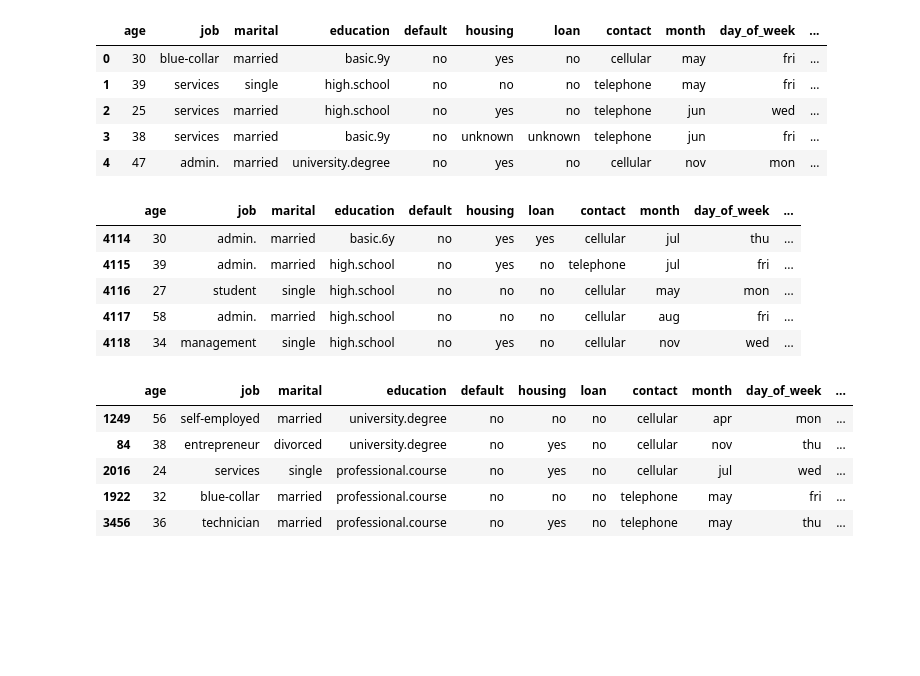
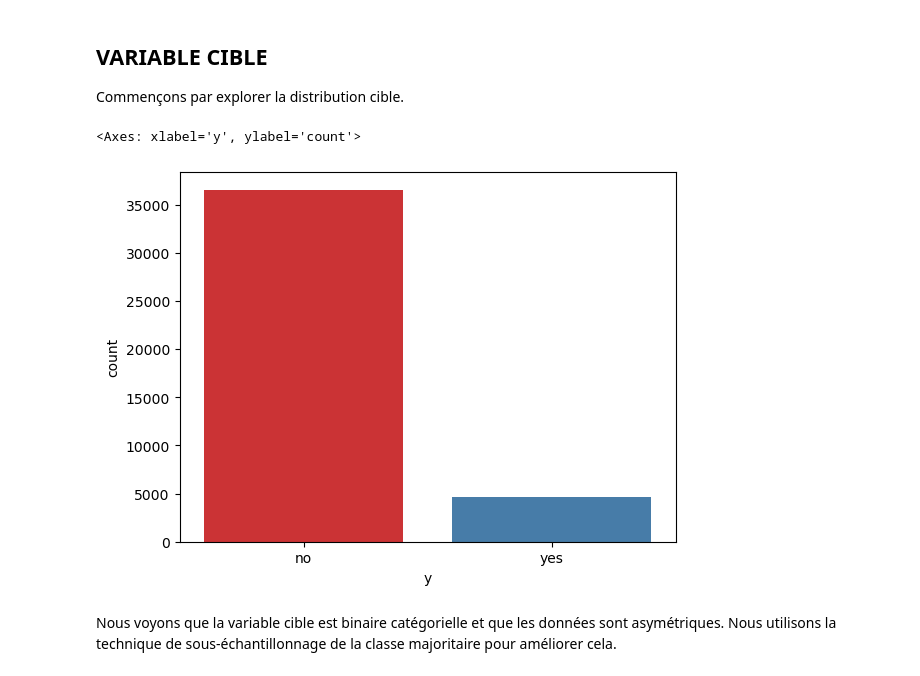
Before and after one commit to salif95/Bank_Marketing, a Jupyter notebook: bank_marketing.ipynb, the cells around one changed output. Saved outputs shown, nothing was run; the diff lists cells and outputs as text; code cells hidden in the pictures; blank space fills up the shorter version.

Commit message:
Inspection des données

```diff
--- a/bank_marketing.ipynb
+++ b/bank_marketing.ipynb
@@ -38,0 +33,9 @@ import pylab
+# %%
+# Load the dataset
+bank_df = pd.read_csv('C:\\Users\\Aboubacar\\OneDrive\Bureau\\Bank_Marketing\\bank_additional_full.csv', delimiter=';')
+# Displays the dataset charactéristics
+bank_df.info()
+# To display all columns in the dataset.
+pd.set_option('display.max_columns', None)
+# Display the dimensions of the data.
+bank_df.shape
@@ -97,9 +196,0 @@ The bank's data set contains 21 variables providing information on 41,188 custom
-# %%
-# Load the dataset
-bank_df = pd.read_csv('C:\\Users\\Aboubacar\\OneDrive\Bureau\\Bank_Marketing\\bank_additional.csv', delimiter=';')
-# Drop column 'duration'
-bank_df = bank_df.drop('duration',axis=1)
-# Displays the dataset charactéristics
-print(bank_df.info())
-# To display all columns in the dataset.
-pd.set_option('display.max_columns', None)
@@ -124,30 +197,12 @@ None
-# %%
-# Displays the first 5 raws
-bank_df.head()
-# %% [output]
-|  | age | job | marital | education | default | housing | loan | contact | month | day_of_week | ... |
-| 0 | 30 | blue-collar | married | basic.9y | no | yes | no | cellular | may | fri | ... |
-| 1 | 39 | services | single | high.school | no | no | no | telephone | may | fri | ... |
-| 2 | 25 | services | married | high.school | no | yes | no | telephone | jun | wed | ... |
-| 3 | 38 | services | married | basic.9y | no | unknown | unknown | telephone | jun | fri | ... |
-| 4 | 47 | admin. | married | university.degree | no | yes | no | cellular | nov | mon | ... |
-# %%
-# check the last 5 rows
-bank_df.tail()
-# %% [output]
-|  | age | job | marital | education | default | housing | loan | contact | month | day_of_week | ... |
-| 4114 | 30 | admin. | married | basic.6y | no | yes | yes | cellular | jul | thu | ... |
-| 4115 | 39 | admin. | married | high.school | no | yes | no | telephone | jul | fri | ... |
-| 4116 | 27 | student | single | high.school | no | no | no | cellular | may | mon | ... |
-| 4117 | 58 | admin. | married | high.school | no | no | no | cellular | aug | fri | ... |
-| 4118 | 34 | management | single | high.school | no | yes | no | cellular | nov | wed | ... |
-# %%
-# check the randomly 5 rows
-bank_df.sample(5)
-# %% [output]
-|  | age | job | marital | education | default | housing | loan | contact | month | day_of_week | ... |
-| 1249 | 56 | self-employed | married | university.degree | no | no | no | cellular | apr | mon | ... |
-| 84 | 38 | entrepreneur | divorced | university.degree | no | yes | no | cellular | nov | thu | ... |
-| 2016 | 24 | services | single | professional.course | no | yes | no | cellular | jul | wed | ... |
-| 1922 | 32 | blue-collar | married | professional.course | no | no | no | telephone | may | fri | ... |
-| 3456 | 36 | technician | married | professional.course | no | yes | no | telephone | may | thu | ... |
+# %% [markdown]
+## VARIABLE CIBLE
+
+Commençons par explorer la distribution cible.
+# %%
+# Let' visualize the target distribution
+sns.countplot(data=bank_df, x='y', palette='Set1')
+# %% [output]
+<Axes: xlabel='y', ylabel='count'>
+[figure, added]
+# %% [markdown]
+Nous voyons que la variable cible est binaire catégorielle et que les données sont asymétriques. Nous utilisons la technique de sous-échantillonnage de la classe majoritaire pour améliorer cela.
```
Also changed, not shown: parts of 22 cells of this notebook.
